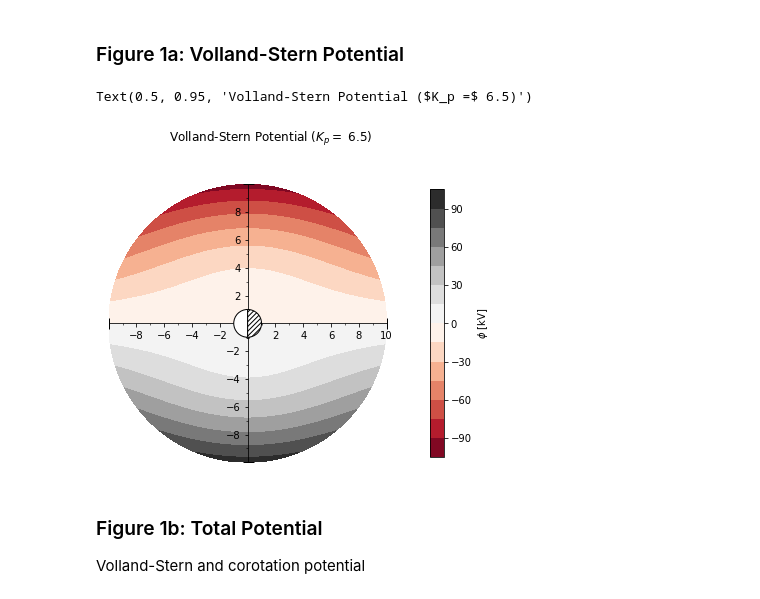
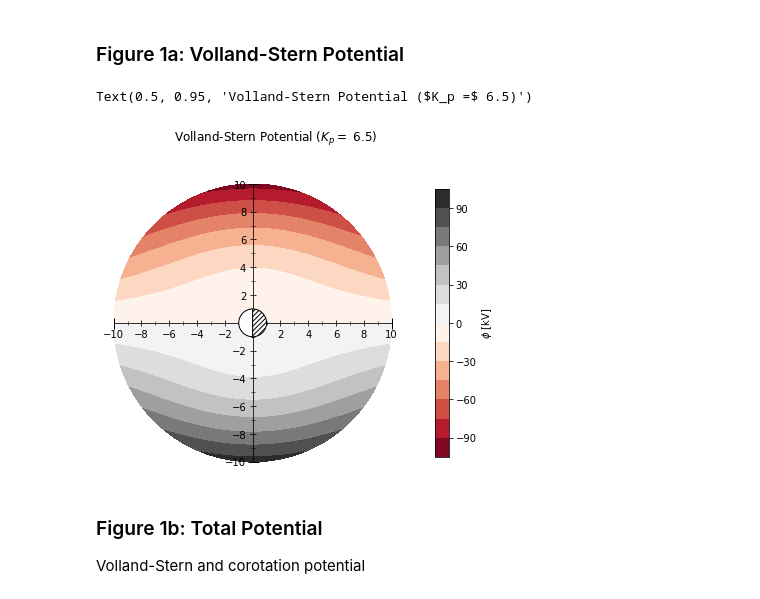
Before and after one commit to argallmr/imef, a Jupyter notebook: particle-tracing/electric-field/Volland-Stern.ipynb, the cells around one changed output. Cells and saved outputs as stored; diff of their text form; code cells hidden in the pictures.

Commit message:
plot updates

```diff
--- a/particle-tracing/electric-field/Volland-Stern.ipynb
+++ b/particle-tracing/electric-field/Volland-Stern.ipynb
@@ -149,6 +149,22 @@ def center_axis(ax):
     # select axis tick locations
     ax.xaxis.set_ticks_position('bottom')
     ax.yaxis.set_ticks_position('left')
+
+    # minor ticks
+    ax.minorticks_on()
+    ax.xaxis.set_minor_locator(MultipleLocator(1))
+    ax.yaxis.set_minor_locator(MultipleLocator(1))
+
+    # tick styling
+    for axi in ['x','y']:
+        ax.tick_params(axis=axi, length=6, which="major", direction="inout")
+        ax.tick_params(axis=axi, length=4, which="minor", direction="inout")
+
+    # endcaps on axis (source: Stack Overflow question 33737736)
+    ax.plot((1), (0), marker="|", ms=11, color="k", transform=ax.get_yaxis_transform(), clip_on=False)
+    ax.plot((0), (1), marker="_", ms=11, color="k", transform=ax.get_xaxis_transform(), clip_on=False)
+    ax.plot((0), (0), marker="|", ms=11, color="k", transform=ax.get_yaxis_transform(), clip_on=False)
+    ax.plot((0), (0), marker="_", ms=11, color="k", transform=ax.get_xaxis_transform(), clip_on=False)
 # %% [markdown]
 ### Figure 1a: Volland-Stern Potential
 # %%
@@ -163,45 +179,34 @@ def sph_to_crt(r, phi):
     y = r * np.sin(phi)
     return(x, y)
 
 x, y = sph_to_crt(rscale,phi)
 
 fig, axes = plt.subplots(nrows=1, ncols=1, squeeze=False, figsize=(6,6))
 ax1 = axes[0, 0]
 
 # plot convection potential
 uplot = ax1.contourf(x, y, umap_new, levels = 12, cmap=cdiv)
 fig.colorbar(uplot, ax=ax1, pad=0.13, fraction=0.04, label="$\phi$ [kV]")
 
 # axis adjustment
 ax1.set_aspect('equal')
 
 # set center axis
 center_axis(ax1)
 
 # tick frequency
 ticks = np.arange(-lmax,lmax+1,2)
 plt.xticks(ticks)
 plt.yticks(ticks)
 
-# minor ticks
-ax1.minorticks_on()
-ax1.xaxis.set_minor_locator(MultipleLocator(1))
-ax1.yaxis.set_minor_locator(MultipleLocator(1))
-
-# endcaps on axis (source: Stack Overflow question 33737736)
-ax1.plot((1), (0), marker="|", ms=11, color="k", transform=ax1.get_yaxis_transform(), clip_on=False)
-ax1.plot((0), (1), marker="_", ms=11, color="k", transform=ax1.get_xaxis_transform(), clip_on=False)
-ax1.plot((0), (0), marker="|", ms=11, color="k", transform=ax1.get_yaxis_transform(), clip_on=False)
-ax1.plot((0), (0), marker="_", ms=11, color="k", transform=ax1.get_xaxis_transform(), clip_on=False)
-
 # draw earth
 draw_earth(ax1,1,style=True, zorder=3)
 
 # set title
 fig.suptitle(f"Volland-Stern Potential ($K_p =$ {kp})", y = 0.95)
 # %% [output]
 Text(0.5, 0.95, 'Volland-Stern Potential ($K_p =$ 6.5)')
-[figure, old version]
+[figure, new version]
 # %% [markdown]
 ### Figure 1b: Total Potential
 Volland-Stern and corotation potential
```
Also changed, not shown: parts of 3 cells of this notebook, 1 other file.
